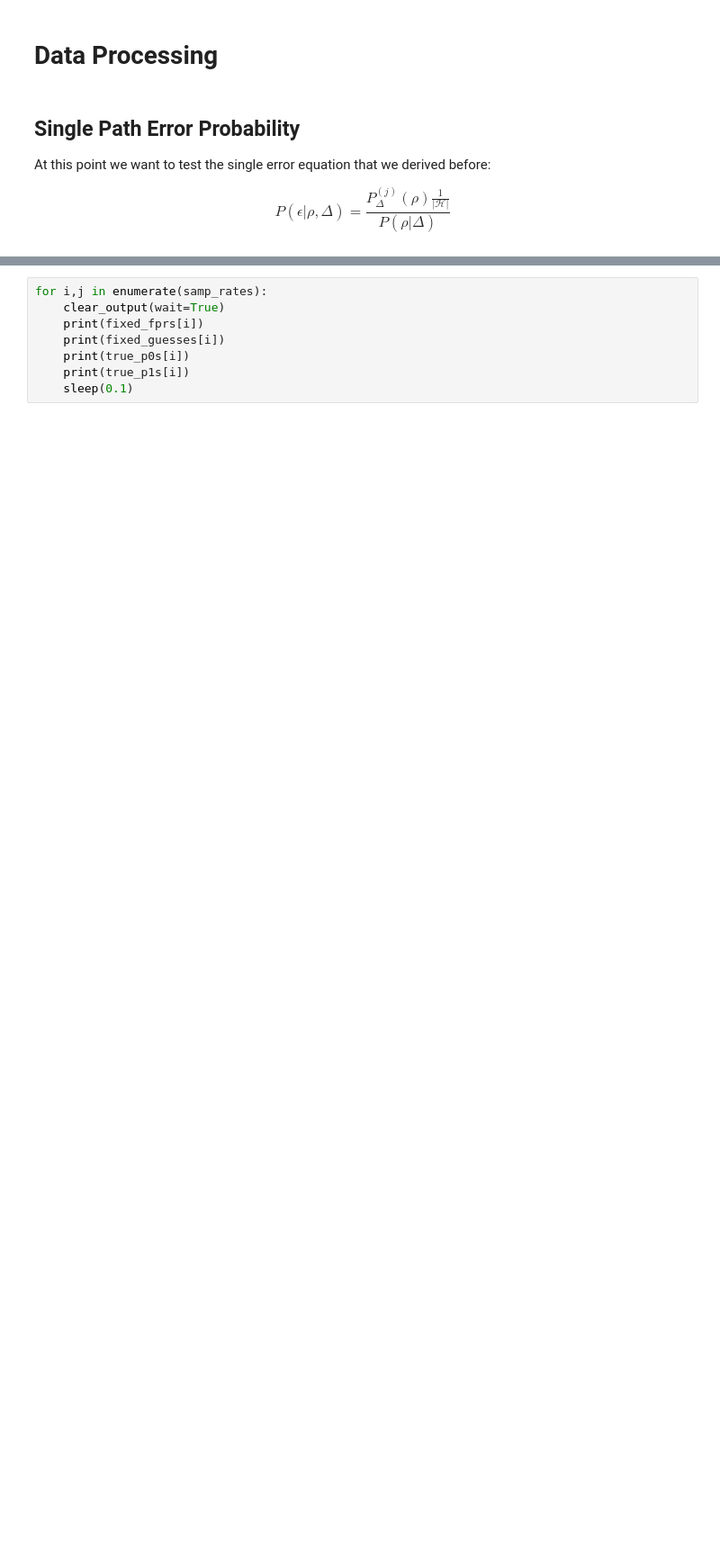
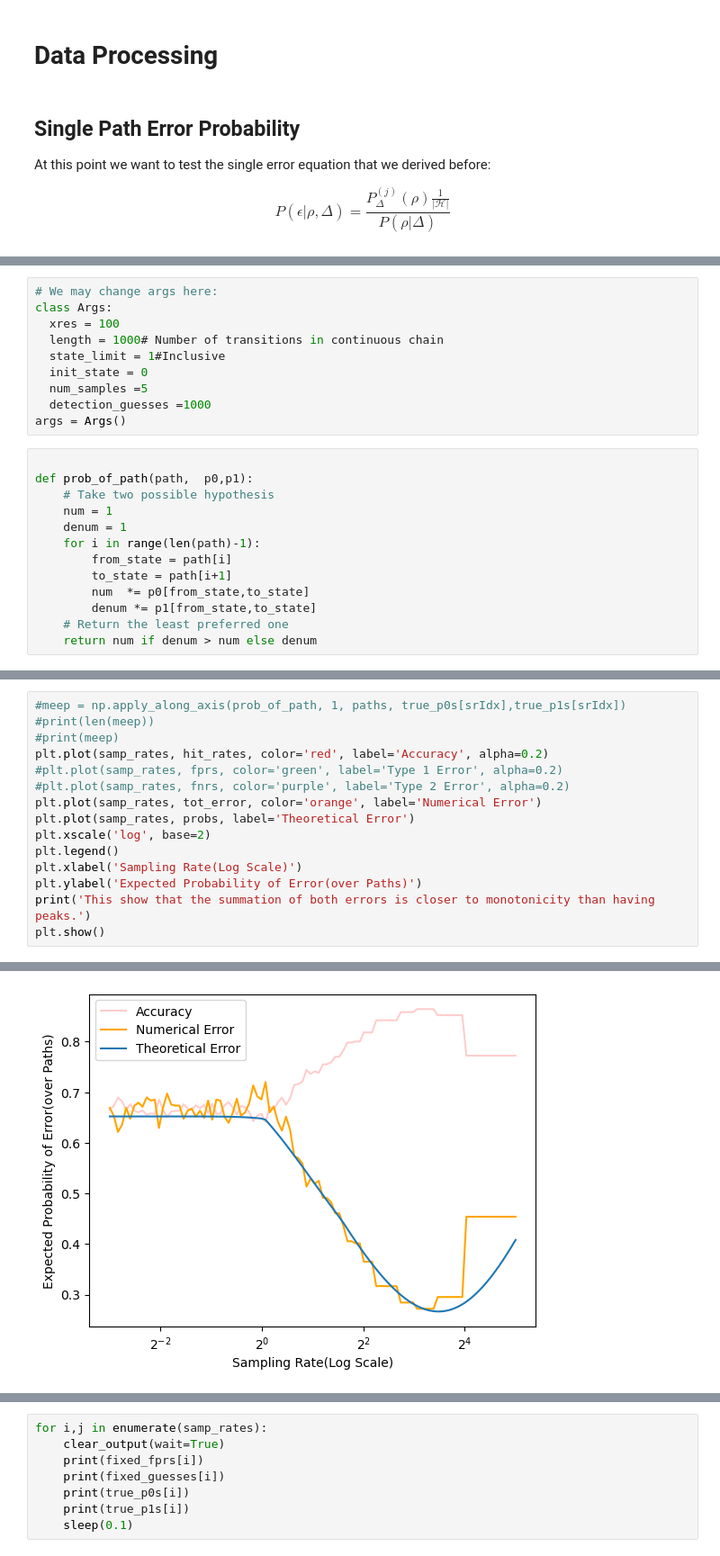
Before and after one commit to ottersome/RL_SamplingRate, a Jupyter notebook: ground_truth.ipynb, the cells around one changed output, grey strips where cells are left out. Shown at 90% size. Saved outputs shown, nothing was run; the diff lists cells and outputs as text; blank space fills up the shorter version.

```diff
--- a/ground_truth.ipynb
+++ b/ground_truth.ipynb
@@ -404,0 +420,23 @@ path_hyp_counts[:,0]/totpath_hyp_counts[:,0]
+# %%
+# We may change args here:
+class Args:
+  xres = 100
+  length = 1000# Number of transitions in continuous chain
+  state_limit = 1#Inclusive
+  init_state = 0
+  num_samples =5
+  detection_guesses =1000
+args = Args()
+# %%
+
+def prob_of_path(path,  p0,p1):
+    # Take two possible hypothesis
+    num = 1
+    denum = 1
+    for i in range(len(path)-1):
+        from_state = path[i]
+        to_state = path[i+1]
+        num  *= p0[from_state,to_state]
+        denum *= p1[from_state,to_state]
+    # Return the least preferred one
+    return num if denum > num else denum
@@ -404,0 +552,16 @@ path_hyp_counts[:,0]/totpath_hyp_counts[:,0]
+# %%
+#meep = np.apply_along_axis(prob_of_path, 1, paths, true_p0s[srIdx],true_p1s[srIdx])
+#print(len(meep))
+#print(meep)
+plt.plot(samp_rates, hit_rates, color='red', label='Accuracy', alpha=0.2)
+#plt.plot(samp_rates, fprs, color='green', label='Type 1 Error', alpha=0.2)
+#plt.plot(samp_rates, fnrs, color='purple', label='Type 2 Error', alpha=0.2)
+plt.plot(samp_rates, tot_error, color='orange', label='Numerical Error')
+plt.plot(samp_rates, probs, label='Theoretical Error')
+plt.xscale('log', base=2)
+plt.legend()
+plt.xlabel('Sampling Rate(Log Scale)')
+plt.ylabel('Expected Probability of Error(over Paths)')
+print('This show that the summation of both errors is closer to monotonicity than having peaks.')
+plt.show()
+# %% [output]
@@ -405 +569,2 @@ path_hyp_counts[:,0]/totpath_hyp_counts[:,0]
+[figure, added]
 # %%
```
Also changed, not shown: parts of 52 cells of this notebook, 1 other file.
